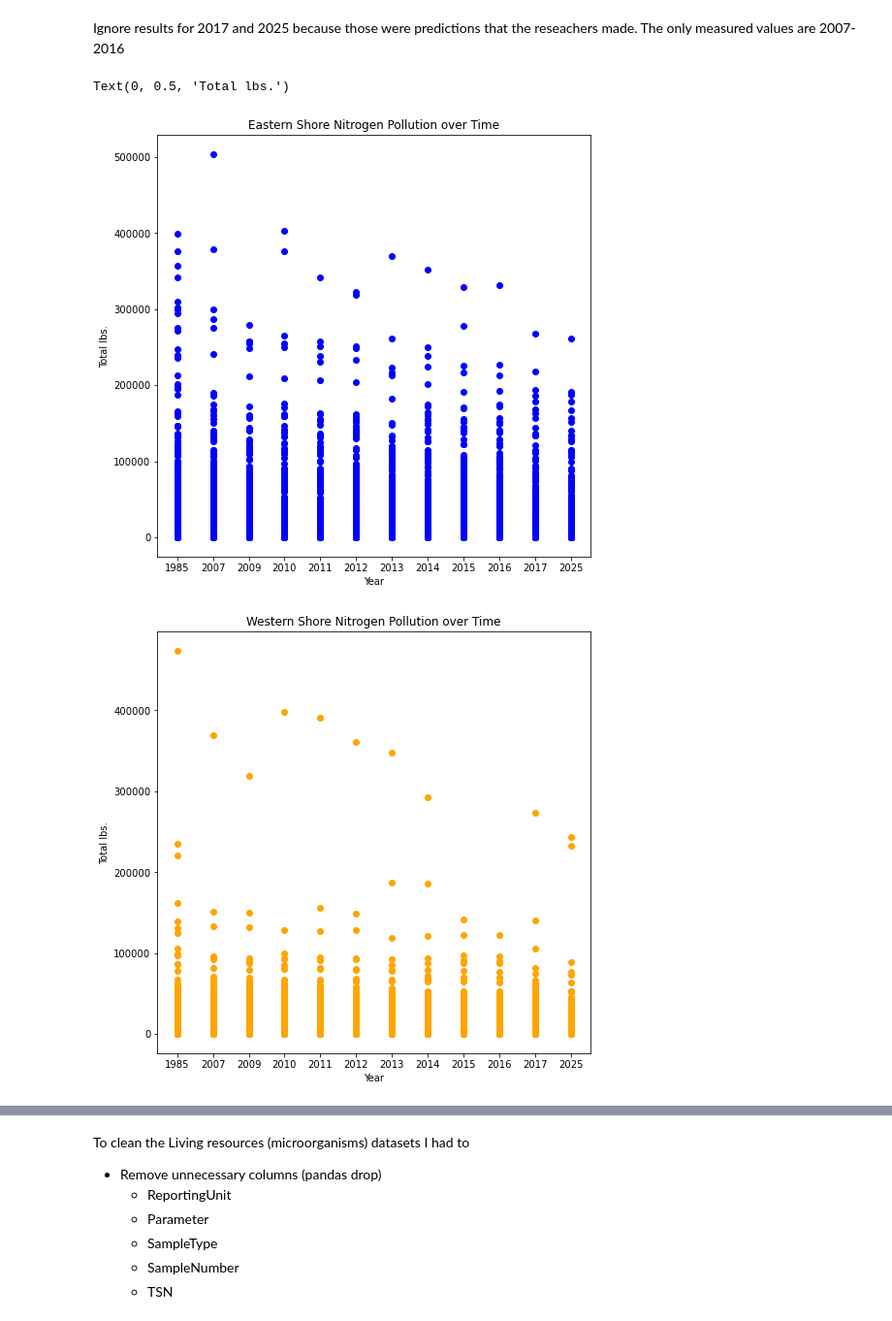
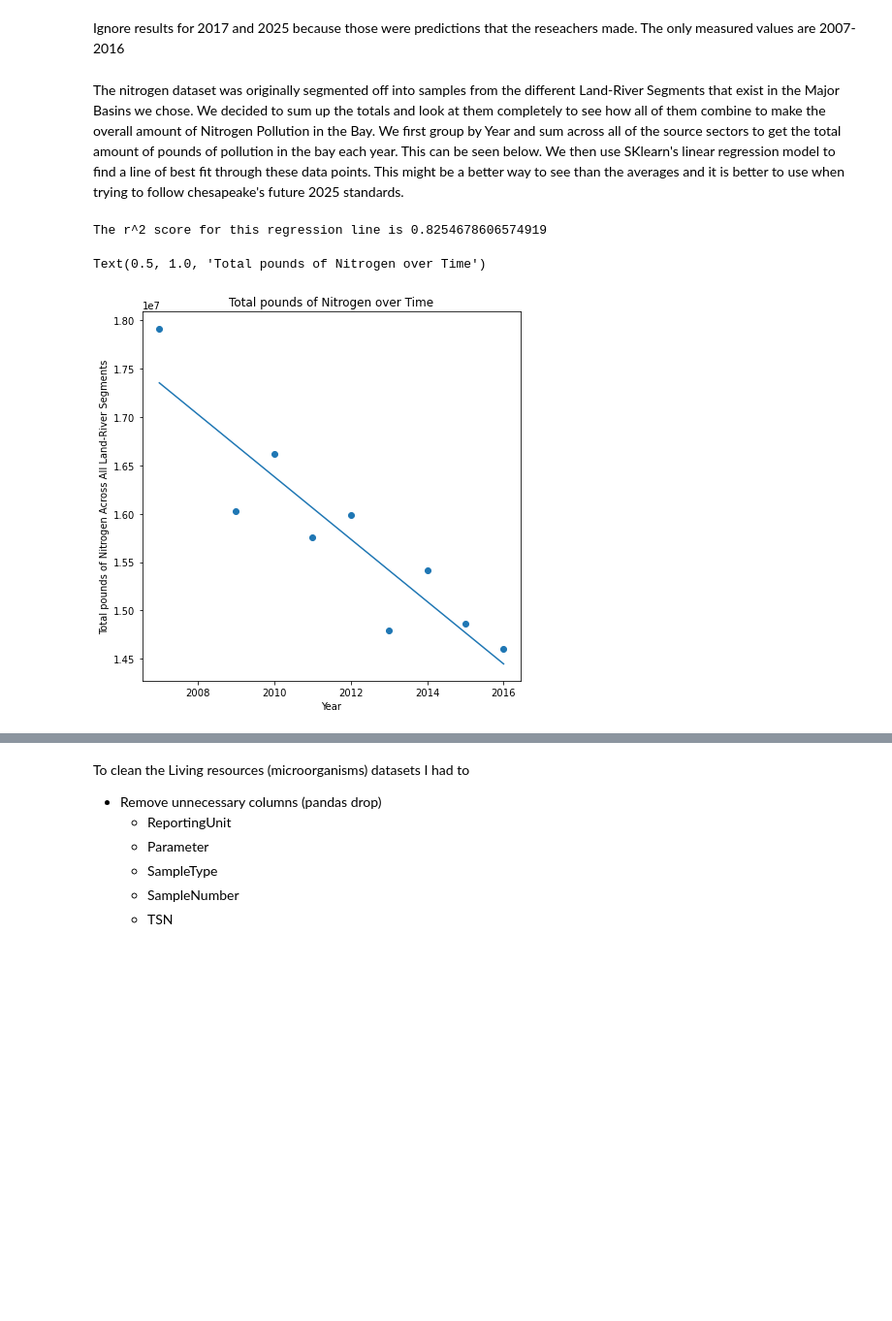
Before and after one commit to type1larosa3/CMSC320-Final-Tutorial, a Jupyter notebook: Tutorial_final.ipynb, the cells around one changed output, grey strips where cells are left out. Shown at 97% size. Cells and saved outputs as stored; diff of their text form; code cells hidden in the pictures; blank space fills up the shorter version.

Commit message:
Added stuff on meeting pollution goals

```diff
--- a/Tutorial_final.ipynb
+++ b/Tutorial_final.ipynb
@@ -111,20 +122,33 @@ ave_lin_reg_plot(soil_df,soil_df['Major Basin'].unique(),"Average yearly Soil po
 [figure]
 # %% [markdown]
 Ignore results for 2017 and 2025 because those were predictions that the reseachers made. The only measured values are 2007-2016
+# %% [markdown]
+The nitrogen dataset was originally segmented off into samples from the different Land-River Segments that exist in the Major Basins we chose. We decided to sum up the totals and look at them completely to see how all of them combine to make the overall amount of Nitrogen Pollution in the Bay. We first group by Year and sum across all of the source sectors to get the total amount of pounds of pollution in the bay each year. This can be seen below. We then use SKlearn's linear regression model to find a line of best fit through these data points. This might be a better way to see than the averages and it is better to use when trying to follow chesapeake's future 2025 standards.
 # %%
-fig = plt.figure(figsize = (8, 8))
-eastern_shore = nitrogen_df[nitrogen_df['Major Basin'] == 'Eastern Shore of Chesapeake Bay']
-western_shore = nitrogen_df[nitrogen_df['Major Basin'] == 'Western Shore of Chesapeake Bay']
-plt.scatter(eastern_shore['Year'], eastern_shore['Total lbs.'], c = "blue")
+nitrogen_df = nitrogen_df[nitrogen_df['Year'] != '1985']
+nitrogen_df = nitrogen_df[nitrogen_df['Year'] != '2025']
+nitrogen_df = nitrogen_df[nitrogen_df['Year'] != '2017']
+nitrogen_df['Year'] = pd.to_numeric(nitrogen_df['Year'])
+phosphorus_df['Year'] = pd.to_numeric(phosphorus_df['Year'])
+
+phosphorus_df = phosphorus_df[phosphorus_df['Year'] != '1985']
+phosphorus_df = phosphorus_df[phosphorus_df['Year'] != '2025']
+phosphorus_df = phosphorus_df[phosphorus_df['Year'] != '2017']
+
+sumyear_N_df = nitrogen_df.groupby(by = 'Year').sum().reset_index()
+sumyear_N_df = sumyear_N_df.dropna()
+fig = plt.figure(figsize = (7, 7))
+plt.scatter(sumyear_N_df['Year'], sumyear_N_df['Total lbs.'])
+N_model = LinearRegression()
+N_model = N_model.fit(np.array(sumyear_N_df['Year']).reshape(-1, 1), sumyear_N_df['Total lbs.'])
+plt.plot(sumyear_N_df['Year'], N_model.coef_ * sumyear_N_df['Year'].astype(float) + N_model.intercept_)
+N_predicted = N_model.coef_ * sumyear_N_df['Year'].astype(float) + N_model.intercept_
+r2 = r2_score(sumyear_N_df['Total lbs.'], N_predicted)
+print("The r^2 score for this regression line is " + str(r2))
+plt.ylabel('Total pounds of Nitrogen Across All Land-River Segments')
 plt.xlabel('Year')
-plt.ylabel('Total lbs.')
-plt.title("Eastern Shore Nitrogen Pollution over Time")
-fig = plt.figure(figsize = (8, 8))
-plt.scatter(western_shore['Year'], western_shore['Total lbs.'], c = "orange")
-plt.title("Western Shore Nitrogen Pollution over Time")
-plt.xlabel('Year')
-plt.ylabel('Total lbs.')
+plt.title('Total pounds of Nitrogen over Time')
 # %% [output]
-Text(0, 0.5, 'Total lbs.')
+The r^2 score for this regression line is 0.8254678606574919
+Text(0.5, 1.0, 'Total pounds of Nitrogen over Time')
-[figure, old version]
+[figure, new version]
-[figure, removed]
```
Also changed, not shown: parts of 21 cells of this notebook.
